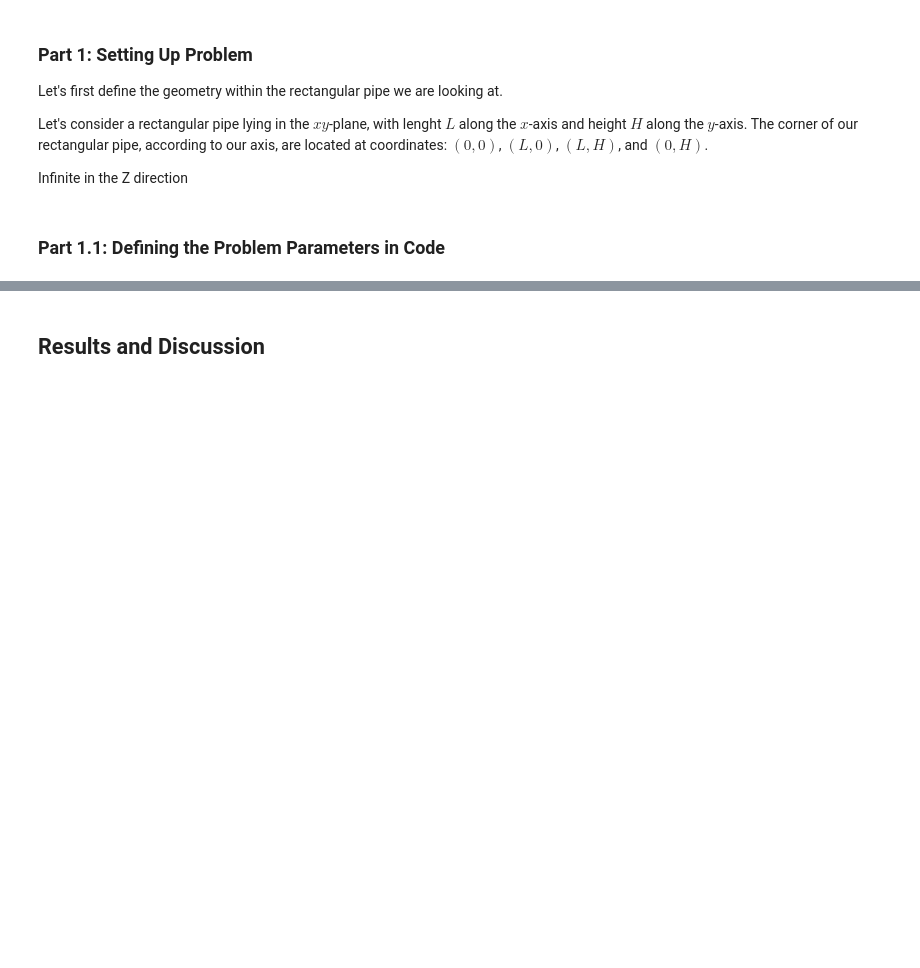
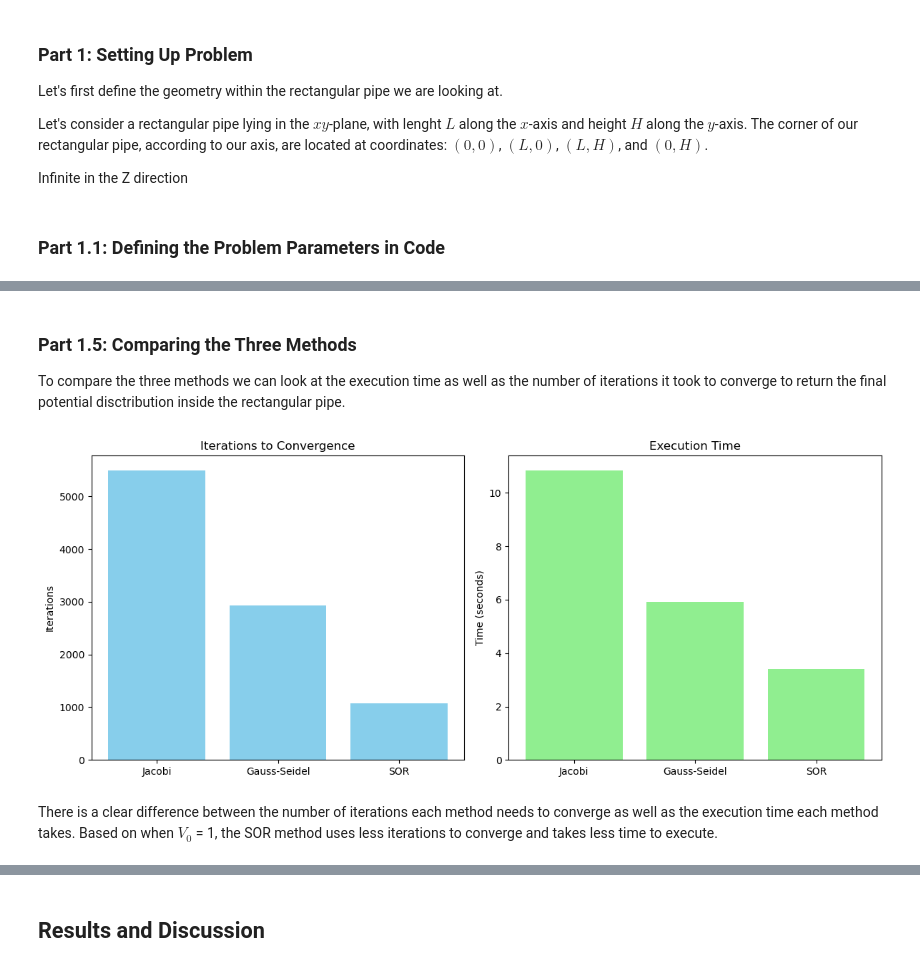
Before and after one commit to doddamre/PHY480-Semester-Project, a Jupyter notebook: PHY480-905_SemesterProject_Doddamreddy.ipynb, the cells around one changed output, grey strips where cells are left out. Drawn from its saved outputs; the diff is of its cells as text; code cells hidden in the pictures; blank space fills up the shorter version.

```diff
--- a/PHY480-905_SemesterProject_Doddamreddy.ipynb
+++ b/PHY480-905_SemesterProject_Doddamreddy.ipynb
@@ -131,0 +369,30 @@ Converged after 5498 iterations with a total error of 9.983273257282338e-05
+# %% [markdown]
+### Part 1.5: Comparing the Three Methods
+
+To compare the three methods we can look at the execution time as well as the number of iterations it took to converge to return the final potential disctribution inside the rectangular pipe.
+# %%
+
+methods = ['Jacobi', 'Gauss-Seidel', 'SOR']
+iterations = [j_iterations, g_iterations, s_iterations]
+execution_times = [j_time, g_time, s_time]
+
+plt.figure(figsize=(12, 5))
+
+# Plotting iterations
+plt.subplot(1, 2, 1)
+plt.bar(methods, iterations, color='skyblue')
+plt.title('Iterations to Convergence')
+plt.ylabel('Iterations')
+
+# Plotting execution time
+plt.subplot(1, 2, 2)
+plt.bar(methods, execution_times, color='lightgreen')
+plt.title('Execution Time')
+plt.ylabel('Time (seconds)')
+
+plt.tight_layout()
+plt.show()
+# %% [output]
+[figure, added]
+# %% [markdown]
+There is a clear difference between the number of iterations each method needs to converge as well as the execution time each method takes. Based on when $V_0$ = 1, the SOR method uses less iterations to converge and takes less time to execute.
```
Also changed, not shown: parts of 40 cells of this notebook.
